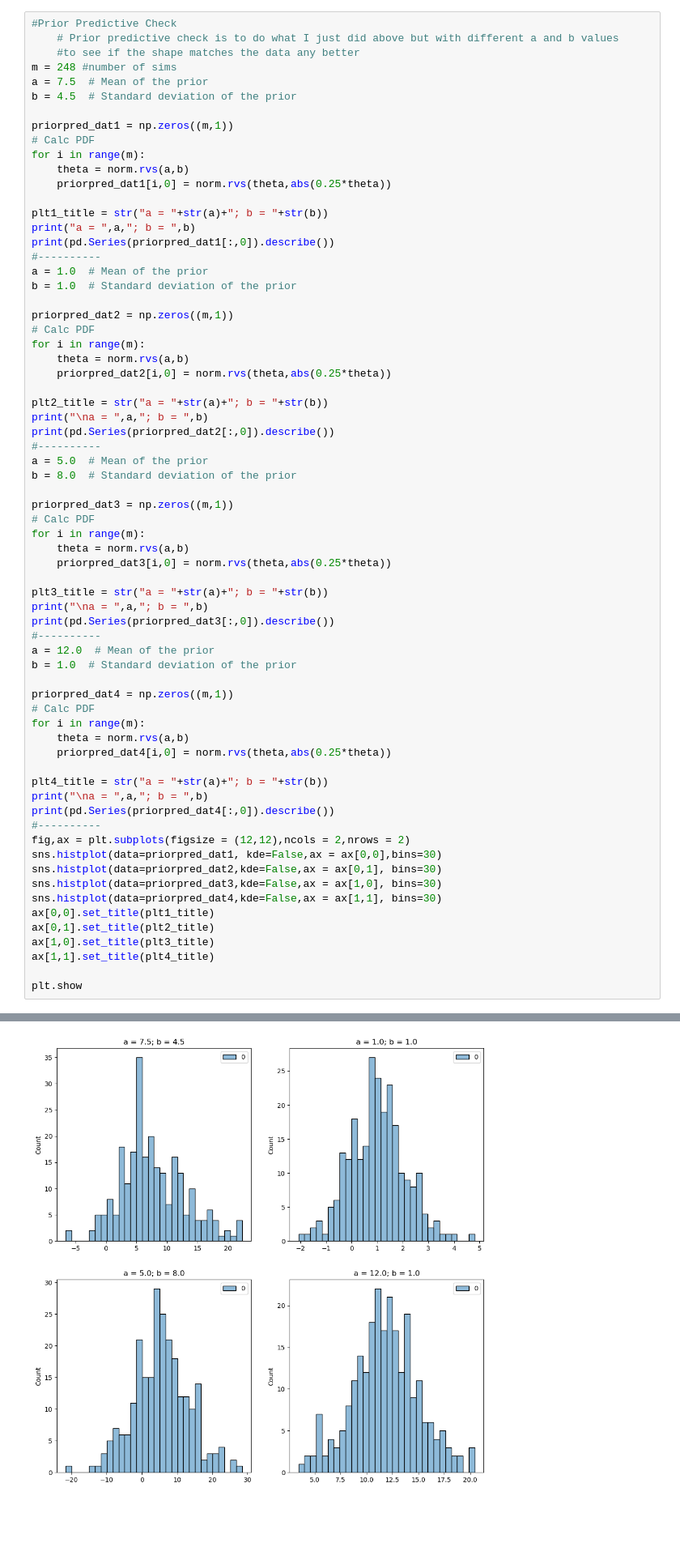
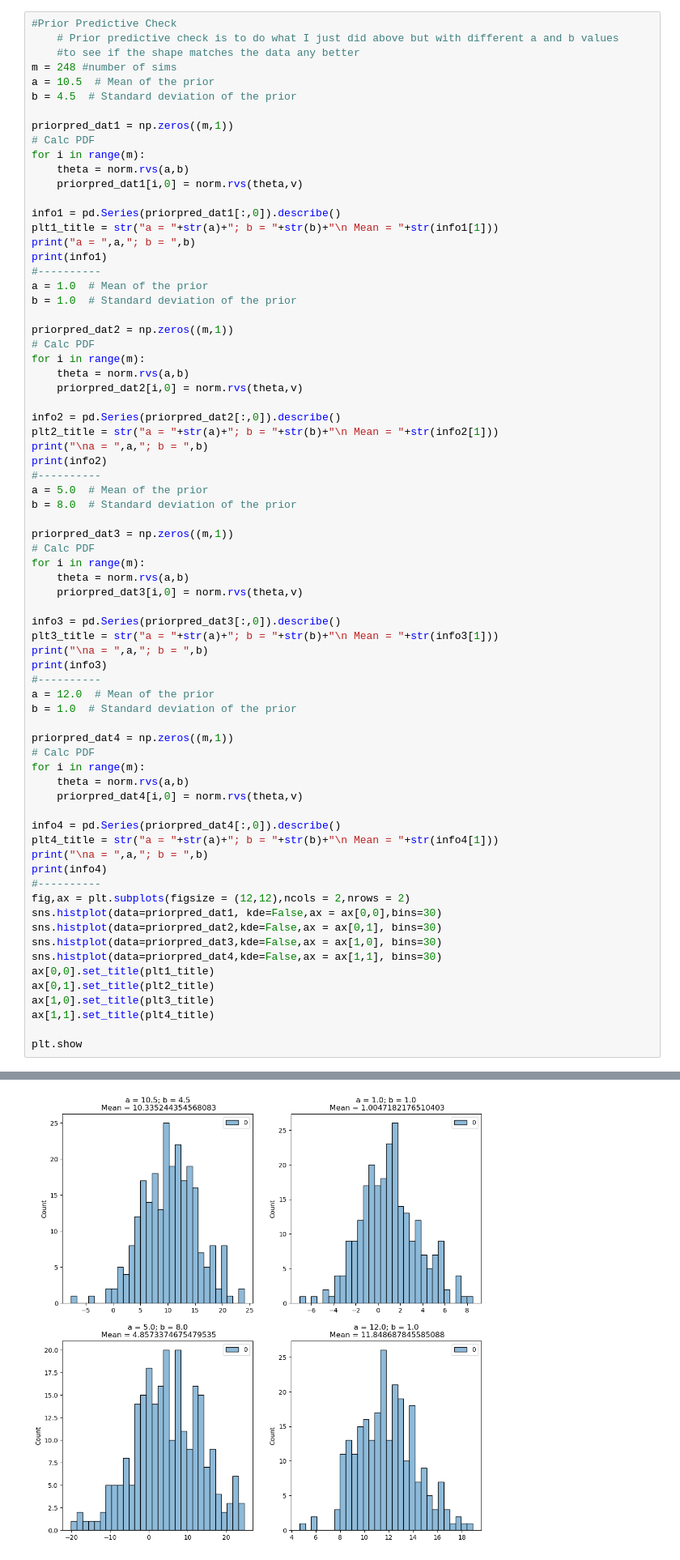
Before and after one commit to nojmaher/Project_1_craters, a Jupyter notebook: model_analysis.ipynb, the cells around one changed output, grey strips where cells are left out. Shown: that part at 81% size. Cells and saved outputs as stored; diff of their text form; blank space fills up the shorter version.

```diff
--- a/model_analysis.ipynb
+++ b/model_analysis.ipynb
@@ -90,18 +90,19 @@ plt.show()
     # Prior predictive check is to do what I just did above but with different a and b values
     #to see if the shape matches the data any better
 m = 248 #number of sims
-a = 7.5  # Mean of the prior
+a = 10.5  # Mean of the prior
 b = 4.5  # Standard deviation of the prior
 
 priorpred_dat1 = np.zeros((m,1))
 # Calc PDF
 for i in range(m):
     theta = norm.rvs(a,b)
-    priorpred_dat1[i,0] = norm.rvs(theta,abs(0.25*theta))
+    priorpred_dat1[i,0] = norm.rvs(theta,v)
 
-plt1_title = str("a = "+str(a)+"; b = "+str(b))
+info1 = pd.Series(priorpred_dat1[:,0]).describe()
+plt1_title = str("a = "+str(a)+"; b = "+str(b)+"\n Mean = "+str(info1[1]))
 print("a = ",a,"; b = ",b)
-print(pd.Series(priorpred_dat1[:,0]).describe())
+print(info1)
 #----------
 a = 1.0  # Mean of the prior
 b = 1.0  # Standard deviation of the prior
@@ -110,11 +111,12 @@ priorpred_dat2 = np.zeros((m,1))
 # Calc PDF
 for i in range(m):
     theta = norm.rvs(a,b)
-    priorpred_dat2[i,0] = norm.rvs(theta,abs(0.25*theta))
+    priorpred_dat2[i,0] = norm.rvs(theta,v)
 
-plt2_title = str("a = "+str(a)+"; b = "+str(b))
+info2 = pd.Series(priorpred_dat2[:,0]).describe()
+plt2_title = str("a = "+str(a)+"; b = "+str(b)+"\n Mean = "+str(info2[1]))
 print("\na = ",a,"; b = ",b)
-print(pd.Series(priorpred_dat2[:,0]).describe())
+print(info2)
 #----------
 a = 5.0  # Mean of the prior
 b = 8.0  # Standard deviation of the prior
@@ -123,11 +125,12 @@ priorpred_dat3 = np.zeros((m,1))
 # Calc PDF
 for i in range(m):
     theta = norm.rvs(a,b)
-    priorpred_dat3[i,0] = norm.rvs(theta,abs(0.25*theta))
+    priorpred_dat3[i,0] = norm.rvs(theta,v)
 
-plt3_title = str("a = "+str(a)+"; b = "+str(b))
+info3 = pd.Series(priorpred_dat3[:,0]).describe()
+plt3_title = str("a = "+str(a)+"; b = "+str(b)+"\n Mean = "+str(info3[1]))
 print("\na = ",a,"; b = ",b)
-print(pd.Series(priorpred_dat3[:,0]).describe())
+print(info3)
 #----------
 a = 12.0  # Mean of the prior
 b = 1.0  # Standard deviation of the prior
@@ -136,11 +139,12 @@ priorpred_dat4 = np.zeros((m,1))
 # Calc PDF
 for i in range(m):
     theta = norm.rvs(a,b)
-    priorpred_dat4[i,0] = norm.rvs(theta,abs(0.25*theta))
+    priorpred_dat4[i,0] = norm.rvs(theta,v)
 
-plt4_title = str("a = "+str(a)+"; b = "+str(b))
+info4 = pd.Series(priorpred_dat4[:,0]).describe()
+plt4_title = str("a = "+str(a)+"; b = "+str(b)+"\n Mean = "+str(info4[1]))
 print("\na = ",a,"; b = ",b)
-print(pd.Series(priorpred_dat4[:,0]).describe())
+print(info4)
 #----------
 fig,ax = plt.subplots(figsize = (12,12),ncols = 2,nrows = 2)
 sns.histplot(data=priorpred_dat1, kde=False,ax = ax[0,0],bins=30)
@@ -173,6 +177,6 @@ max       20.442181
 dtype: float64
 <function matplotlib.pyplot.show(close=None, block=None)>
-[figure, old version]
+[figure, new version]
 # %%
 # Plot the posterior and run the posterior predictive check
 xx = np.linspace(norm.ppf(0.001,loc=mu_p,scale=np.sqrt(var_p)),norm.ppf(0.999,loc=mu_p,scale=np.sqrt(var_p)))
```
Also changed, not shown: parts of 2 cells of this notebook, 1 other file.
